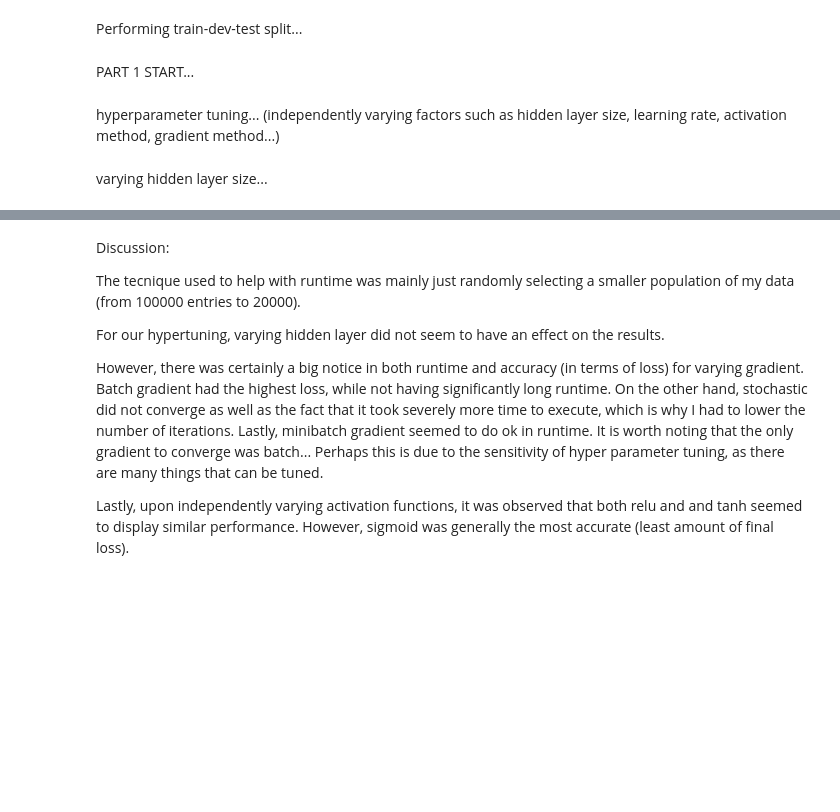
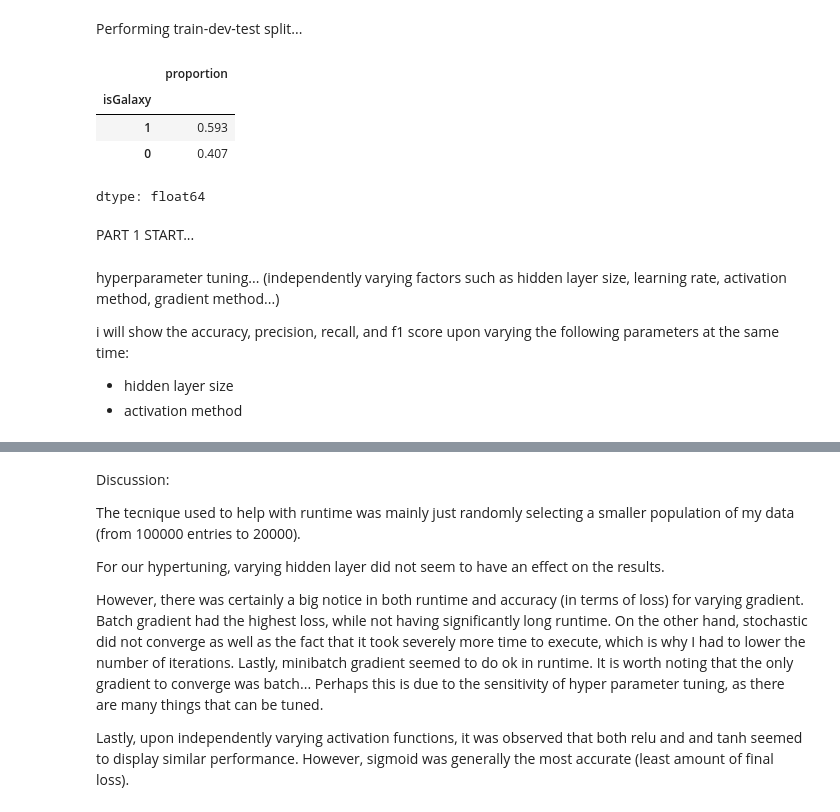
Before and after one commit to 7sr7/Projs-in-AI-HW-3-rev-, a Jupyter notebook: Silvestre_Projs_in_AI_HW3_redo.ipynb, the cells around one changed output, grey strips where cells are left out. Saved outputs shown, nothing was run; the diff lists cells and outputs as text; code cells hidden in the pictures; blank space fills up the shorter version.

```diff
--- a/Silvestre_Projs_in_AI_HW3_redo.ipynb
+++ b/Silvestre_Projs_in_AI_HW3_redo.ipynb
@@ -263,6 +264,14 @@ Performing train-dev-test split...
 # %%
 # the reason we split the data sample into 20000 is because of the fact that i run out of storage / CPU to run the entire dataset...
 dataSubset = data.sample(n=20000, random_state=42)
+
+dataSubset.isGalaxy.value_counts(normalize=True)
+# %% [output]
+|  | proportion |
+| isGalaxy |  |
+| 1 | 0.593 |
+| 0 | 0.407 |
+dtype: float64
 # %%
 # formatting data such that i can train-dev-test split it...
 
@@ -563,5 +573,7 @@ class NeuralNetwork:
 # %% [markdown]
 hyperparameter tuning...
 (independently varying factors such as hidden layer size, learning rate, activation method, gradient method...)
+
+i will show the accuracy, precision, recall, and f1 score upon varying the following parameters at the same time:
+- hidden layer size
+- activation method
-# %% [markdown]
-varying hidden layer size...
```
Also changed, not shown: parts of 59 cells of this notebook.
